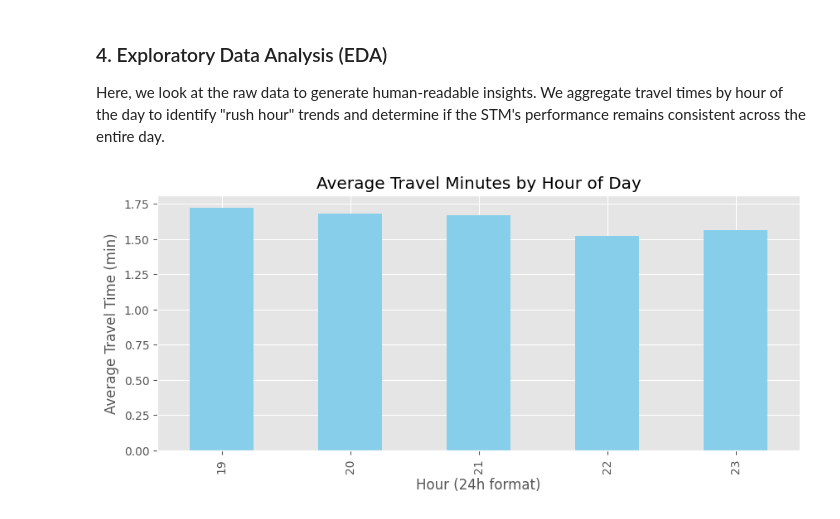
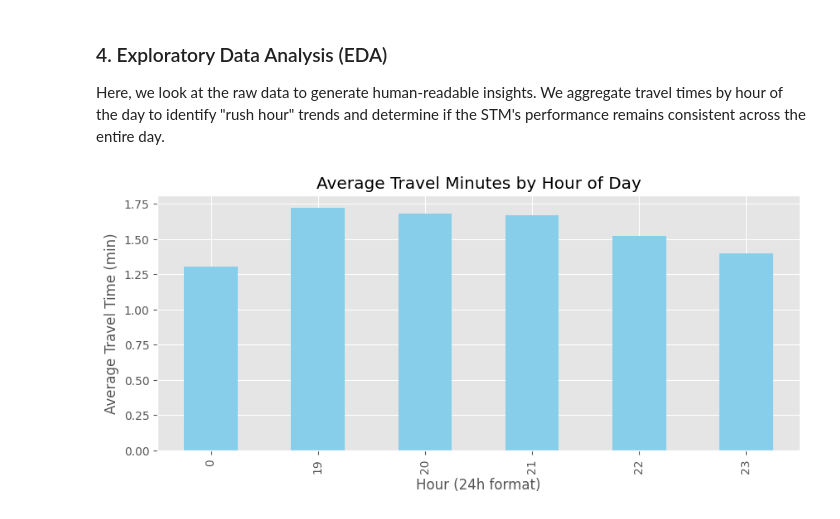
Before and after one commit to Dlwnsrl06/Montreal-STM-Delay-Predictor, a Jupyter notebook: main.ipynb, the cells around one changed output. Saved outputs shown, nothing was run; the diff lists cells and outputs as text; code cells hidden in the pictures.

```diff
--- a/main.ipynb
+++ b/main.ipynb
@@ -99,18 +99,18 @@ Model loaded successfully!
 Here, we look at the raw data to generate human-readable insights. We aggregate travel times by hour of the day to identify "rush hour" trends and determine if the STM's performance remains consistent across the entire day.
 # %%
 # Load the main travel dataset
-df = pd.read_csv('data/montreal_travel_time.csv')
+df = pd.read_csv('data_collection/stm_travel_time.csv')
 df['timestamp'] = pd.to_datetime(df['timestamp'])
 
 # Quick peak at delays by hour
 df['hour'] = df['timestamp'].dt.hour
 hourly_delay = df.groupby('hour')['travel_minutes'].mean()
 
 plt.figure(figsize=(10, 4))
 hourly_delay.plot(kind='bar', color='skyblue')
 plt.title("Average Travel Minutes by Hour of Day")
 plt.xlabel("Hour (24h format)")
 plt.ylabel("Average Travel Time (min)")
 plt.show()
 # %% [output]
-[figure, old version]
+[figure, new version]
```
Also changed, not shown: parts of 2 cells of this notebook, 6 other files.
